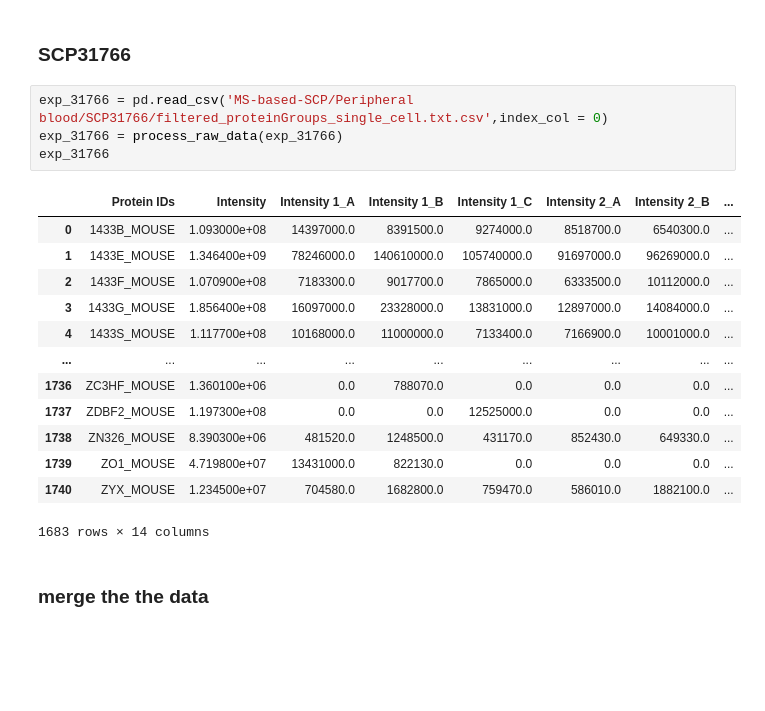
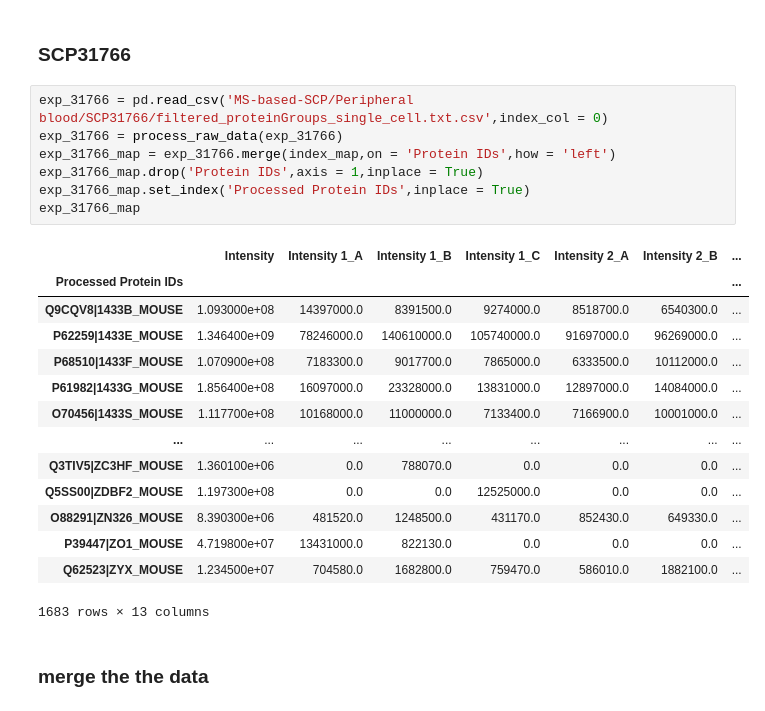
Before and after one commit to TaoYySC/SingleCellProteomics, a Jupyter notebook: check_batch_effect.ipynb, the cells around one changed output. Cells and saved outputs as stored; diff of their text form; blank space fills up the shorter version.

```diff
--- a/check_batch_effect.ipynb
+++ b/check_batch_effect.ipynb
@@ -103,20 +174,24 @@ exp_80019 =
 # %%
 exp_31766 = pd.read_csv('MS-based-SCP/Peripheral blood/SCP31766/filtered_proteinGroups_single_cell.txt.csv',index_col = 0)
 exp_31766 = process_raw_data(exp_31766)
-exp_31766
+exp_31766_map = exp_31766.merge(index_map,on = 'Protein IDs',how = 'left')
+exp_31766_map.drop('Protein IDs',axis = 1,inplace = True)
+exp_31766_map.set_index('Processed Protein IDs',inplace = True)
+exp_31766_map
 # %% [output]
-|  | Protein IDs | Intensity | Intensity 1_A | Intensity 1_B | Intensity 1_C | Intensity 2_A | Intensity 2_B | ... |
-| 0 | 1433B_MOUSE | 1.093000e+08 | 14397000.0 | 8391500.0 | 9274000.0 | 8518700.0 | 6540300.0 | ... |
-| 1 | 1433E_MOUSE | 1.346400e+09 | 78246000.0 | 140610000.0 | 105740000.0 | 91697000.0 | 96269000.0 | ... |
-| 2 | 1433F_MOUSE | 1.070900e+08 | 7183300.0 | 9017700.0 | 7865000.0 | 6333500.0 | 10112000.0 | ... |
-| 3 | 1433G_MOUSE | 1.856400e+08 | 16097000.0 | 23328000.0 | 13831000.0 | 12897000.0 | 14084000.0 | ... |
-| 4 | 1433S_MOUSE | 1.117700e+08 | 10168000.0 | 11000000.0 | 7133400.0 | 7166900.0 | 10001000.0 | ... |
-| ... | ... | ... | ... | ... | ... | ... | ... | ... |
-| 1736 | ZC3HF_MOUSE | 1.360100e+06 | 0.0 | 788070.0 | 0.0 | 0.0 | 0.0 | ... |
-| 1737 | ZDBF2_MOUSE | 1.197300e+08 | 0.0 | 0.0 | 12525000.0 | 0.0 | 0.0 | ... |
-| 1738 | ZN326_MOUSE | 8.390300e+06 | 481520.0 | 1248500.0 | 431170.0 | 852430.0 | 649330.0 | ... |
-| 1739 | ZO1_MOUSE | 4.719800e+07 | 13431000.0 | 822130.0 | 0.0 | 0.0 | 0.0 | ... |
-| 1740 | ZYX_MOUSE | 1.234500e+07 | 704580.0 | 1682800.0 | 759470.0 | 586010.0 | 1882100.0 | ... |
+|  | Intensity | Intensity 1_A | Intensity 1_B | Intensity 1_C | Intensity 2_A | Intensity 2_B | ... |
+| Processed Protein IDs |  |  |  |  |  |  | ... |
+| Q9CQV8|1433B_MOUSE | 1.093000e+08 | 14397000.0 | 8391500.0 | 9274000.0 | 8518700.0 | 6540300.0 | ... |
+| P62259|1433E_MOUSE | 1.346400e+09 | 78246000.0 | 140610000.0 | 105740000.0 | 91697000.0 | 96269000.0 | ... |
+| P68510|1433F_MOUSE | 1.070900e+08 | 7183300.0 | 9017700.0 | 7865000.0 | 6333500.0 | 10112000.0 | ... |
+| P61982|1433G_MOUSE | 1.856400e+08 | 16097000.0 | 23328000.0 | 13831000.0 | 12897000.0 | 14084000.0 | ... |
+| O70456|1433S_MOUSE | 1.117700e+08 | 10168000.0 | 11000000.0 | 7133400.0 | 7166900.0 | 10001000.0 | ... |
+| ... | ... | ... | ... | ... | ... | ... | ... |
+| Q3TIV5|ZC3HF_MOUSE | 1.360100e+06 | 0.0 | 788070.0 | 0.0 | 0.0 | 0.0 | ... |
+| Q5SS00|ZDBF2_MOUSE | 1.197300e+08 | 0.0 | 0.0 | 12525000.0 | 0.0 | 0.0 | ... |
+| O88291|ZN326_MOUSE | 8.390300e+06 | 481520.0 | 1248500.0 | 431170.0 | 852430.0 | 649330.0 | ... |
+| P39447|ZO1_MOUSE | 4.719800e+07 | 13431000.0 | 822130.0 | 0.0 | 0.0 | 0.0 | ... |
+| Q62523|ZYX_MOUSE | 1.234500e+07 | 704580.0 | 1682800.0 | 759470.0 | 586010.0 | 1882100.0 | ... |
-1683 rows × 14 columns
+1683 rows × 13 columns
 # %% [markdown]
 ### merge the the data
```
Also changed, not shown: parts of 8 cells of this notebook, 3 other files.
